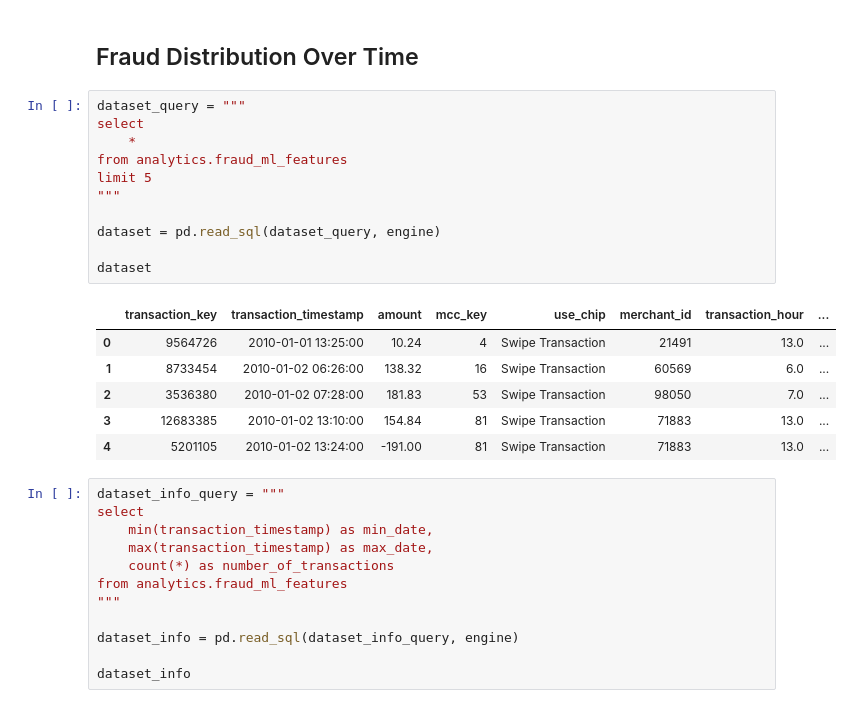
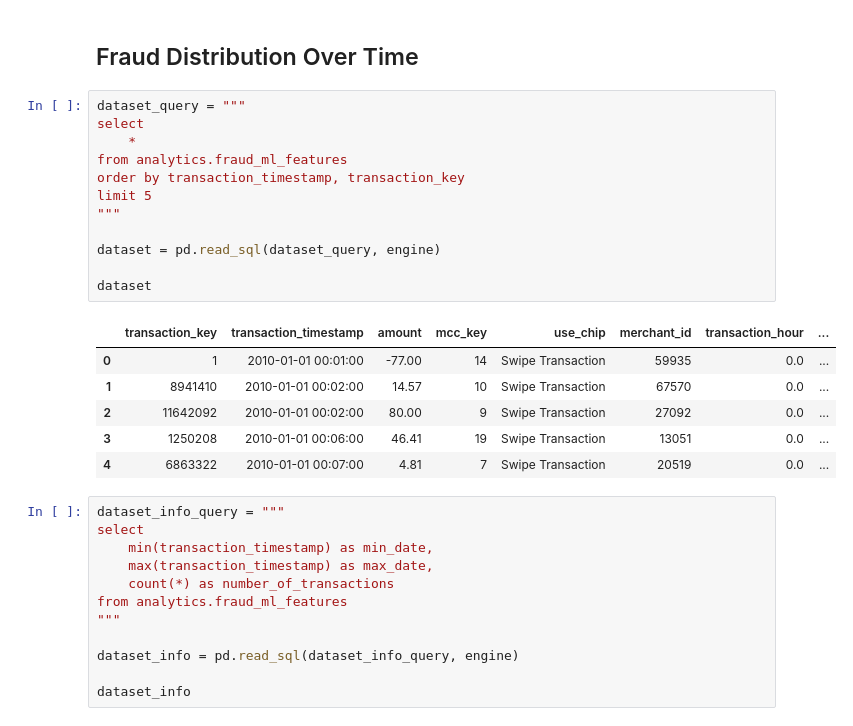
Before and after one commit to martynawieruszewska/finsight-fintech-analytics, a Jupyter notebook: notebooks/ml/01_fraud_data_preparation.ipynb, the cells around one changed output. Saved outputs shown, nothing was run; the diff lists cells and outputs as text.

```diff
--- a/notebooks/ml/01_fraud_data_preparation.ipynb
+++ b/notebooks/ml/01_fraud_data_preparation.ipynb
@@ -29,21 +29,22 @@ engine = connect_to_database()
 # %%
 dataset_query = """
 select
     *
 from analytics.fraud_ml_features
+order by transaction_timestamp, transaction_key
 limit 5
 """
 
 dataset = pd.read_sql(dataset_query, engine)
 
 dataset
 # %% [output]
 |  | transaction_key | transaction_timestamp | amount | mcc_key | use_chip | merchant_id | transaction_hour | ... |
-| 0 | 9564726 | 2010-01-01 13:25:00 | 10.24 | 4 | Swipe Transaction | 21491 | 13.0 | ... |
-| 1 | 8733454 | 2010-01-02 06:26:00 | 138.32 | 16 | Swipe Transaction | 60569 | 6.0 | ... |
-| 2 | 3536380 | 2010-01-02 07:28:00 | 181.83 | 53 | Swipe Transaction | 98050 | 7.0 | ... |
-| 3 | 12683385 | 2010-01-02 13:10:00 | 154.84 | 81 | Swipe Transaction | 71883 | 13.0 | ... |
-| 4 | 5201105 | 2010-01-02 13:24:00 | -191.00 | 81 | Swipe Transaction | 71883 | 13.0 | ... |
+| 0 | 1 | 2010-01-01 00:01:00 | -77.00 | 14 | Swipe Transaction | 59935 | 0.0 | ... |
+| 1 | 8941410 | 2010-01-01 00:02:00 | 14.57 | 10 | Swipe Transaction | 67570 | 0.0 | ... |
+| 2 | 11642092 | 2010-01-01 00:02:00 | 80.00 | 9 | Swipe Transaction | 27092 | 0.0 | ... |
+| 3 | 1250208 | 2010-01-01 00:06:00 | 46.41 | 19 | Swipe Transaction | 13051 | 0.0 | ... |
+| 4 | 6863322 | 2010-01-01 00:07:00 | 4.81 | 7 | Swipe Transaction | 20519 | 0.0 | ... |
 # %%
 dataset_info_query = """
 select
```
Also changed, not shown: parts of 2 cells of this notebook, 2 other files.
